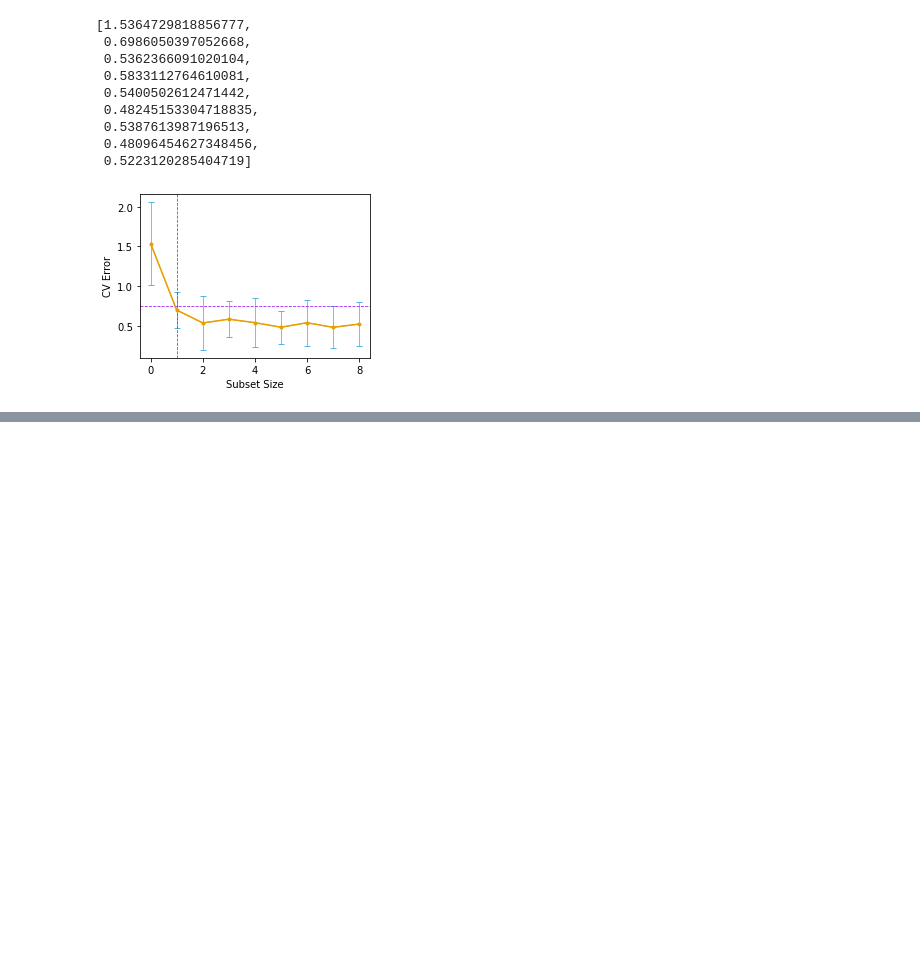
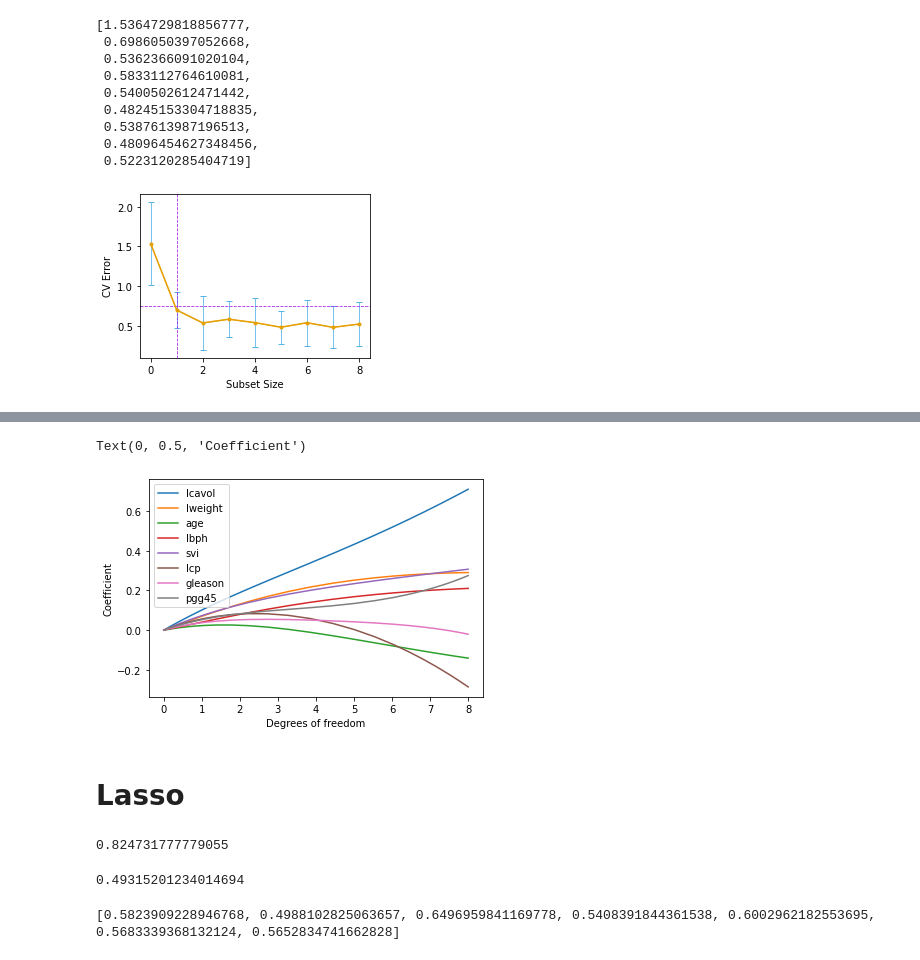
Before and after one commit to mpernow/ml-algos, a Jupyter notebook: mlalgos/example_notebooks/linear_regression.ipynb, the cells around one changed output, grey strips where cells are left out. Drawn from its saved outputs; the diff is of its cells as text; code cells hidden in the pictures; blank space fills up the shorter version.

```diff
--- a/mlalgos/example_notebooks/linear_regression.ipynb
+++ b/mlalgos/example_notebooks/linear_regression.ipynb
@@ -284,0 +344,51 @@ fig_subset = plot_cv_results(cv_means, cv_stds, list(range(0,9)), 'Subset Size')
+# %%
+# Find how the coefficient values are affected by the number of degrees of freedom
+lambdas = np.logspace(-5,10,100)
+dfs = []
+coeffs = []
+for l in lambdas:
+    dfs.append(df(l, d))
+    ridge_model = RidgeRegression(l)
+    ridge_model.fit(X_train, y_train)
+    coeffs.append(ridge_model.beta_hat[1:])
+
+fig, ax = plt.subplots()
+for i in range(len(coeffs[0])):
+    ax.plot(dfs,[coeff[i] for coeff in coeffs],label=beta_names[1:][i])
+ax.legend()
+ax.set_xlabel('Degrees of freedom')
+ax.set_ylabel('Coefficient')
+# %% [output]
+Text(0, 0.5, 'Coefficient')
+[figure, added]
+# %% [markdown]
+# Lasso
+# %%
+lasso = LassoRegression(15)
+lasso.fit(X_train, y_train)
+print(sum(np.abs(lasso.beta_hat[1:])))
+mean_squared_error(lasso.predict(X_test), y_test)
+# %% [output]
+0.824731777779055
+0.49315201234014694
+# %%
+cv_means_lasso = []
+cv_stds_lasso = []
+# lambdas = [0.680, 0.380, 0.209, 0.100, 0.044, 0.027, 0.012, 0.001]
+lambdas = [0.63, 0.6, 0.45, 0.35, 0.3, 0.2, 0.1]
+t = []
+#lambdas = [65, 55, 45, 38, 31, 27, 20, 15, 9]
+for l in lambdas:
+    lasso_regressor = LassoRegression(l)
+    cv_splits = cross_validation_split(X_train, y_train, 10)
+    errs = []
+    for split in cv_splits:
+        lasso_regressor.fit(split['train']['X'], split['train']['y'], num_epochs=500, learning_rate=0.001)
+        errs.append(mean_squared_error(split['test']['y'], lasso_regressor.predict(split['test']['X'])))
+
+    cv_means_lasso.append(np.mean(errs))
+    cv_stds_lasso.append(np.std(errs))
+    t.append(sum(np.abs(lasso_regressor.beta_hat[1:])))
+print(cv_means_lasso)
+# %% [output]
+[0.5823909228946768, 0.4988102825063657, 0.6496959841169778, 0.5408391844361538, 0.6002962182553695, 0.5683339368132124, 0.5652834741662828]
```
Also changed, not shown: parts of 8 cells of this notebook.
